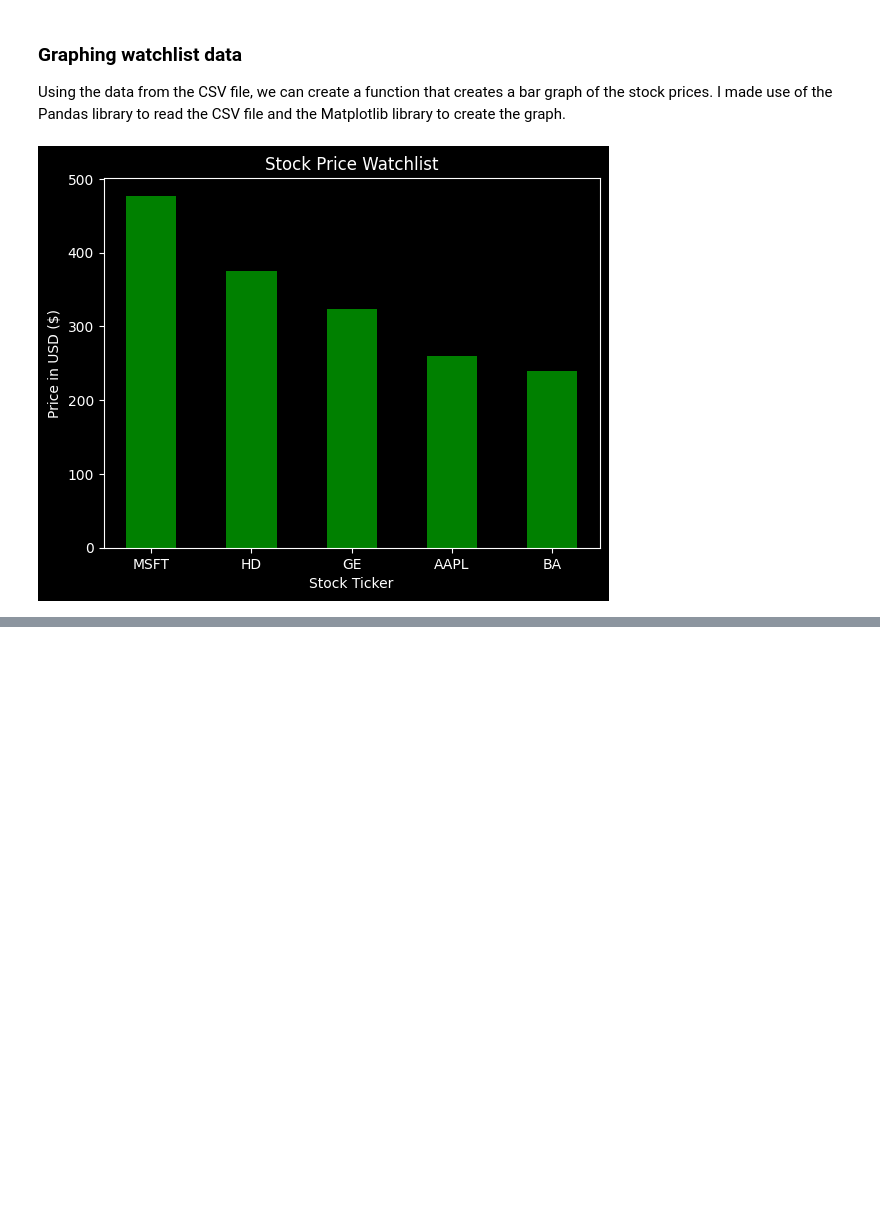
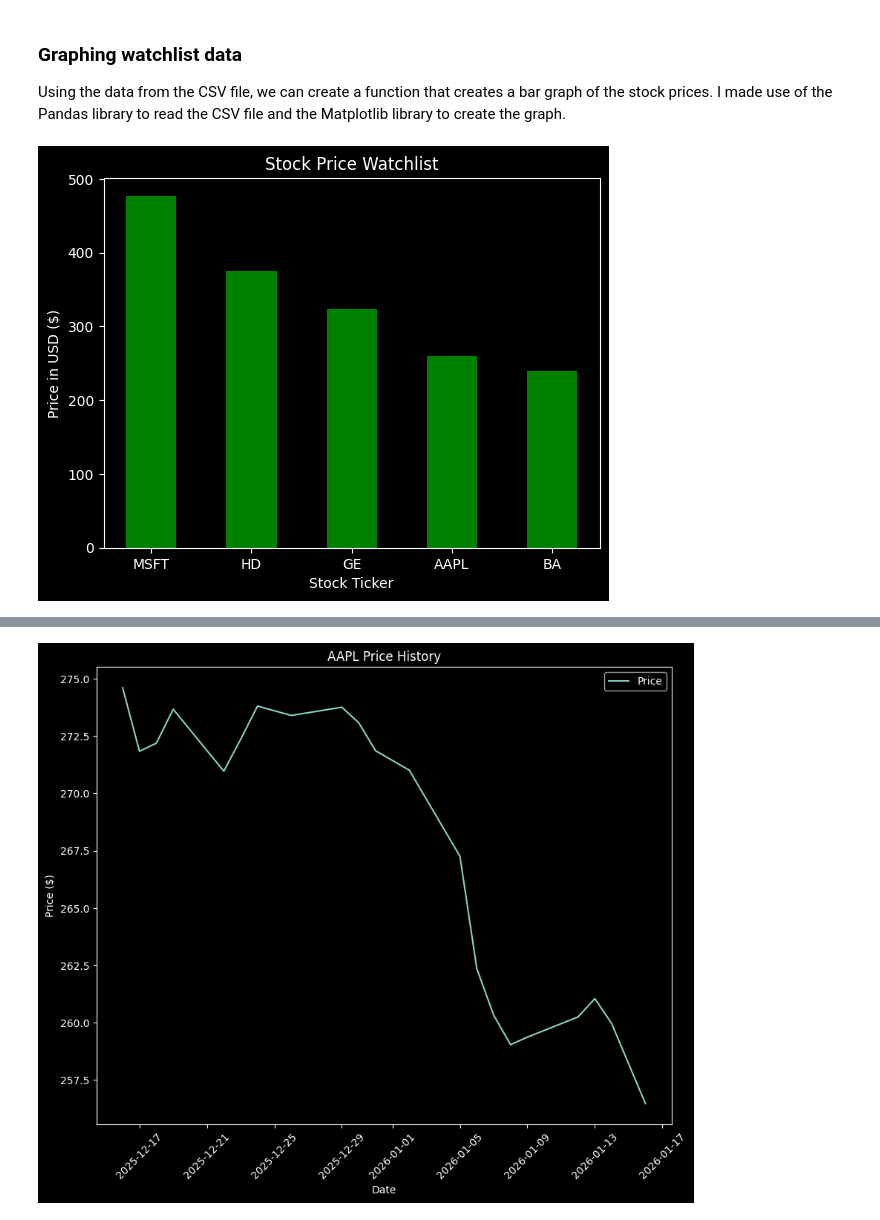
Before and after one commit to kansha04/Alpha-Dashboard, a Jupyter notebook: dashboard.ipynb, the cells around one changed output, grey strips where cells are left out. Cells and saved outputs as stored; diff of their text form; code cells hidden in the pictures; blank space fills up the shorter version.

```diff
--- a/dashboard.ipynb
+++ b/dashboard.ipynb
@@ -72,0 +75,92 @@ plt.show()
+# %%
+import yfinance as yf
+import csv
+import pandas as pd
+import matplotlib.pyplot as plt
+
+def get_price(ticker):
+    try:
+        price = ticker.fast_info['last_price']
+        return price
+    except (KeyError, Exception) as e:
+        return None
+
+# WHen the user exits its saves history list to a CSV file (e.g., stock_log.csv).
+def stock_logger_csv(history):
+    with open('stock_log.csv', 'w', newline='') as csvfile:
+        csv_writer = csv.writer(csvfile)
+        csv_writer.writerow(['Ticker', 'Price'])
+        for ticker in history:
+            csv_writer.writerow([ticker[0].ticker, ticker[1]])
+
+def generate_chart():
+    try:
+        df = pd.read_csv('stock_log.csv')
+        if df.empty:
+            print('No data to plot.')
+            return
+        df = pd.read_csv('stock_log.csv')
+        top_5 = df.nlargest(5, 'Price')
+        tickers = top_5['Ticker']
+        prices = top_5['Price']
+        # generate chart
+        plt.bar(tickers, prices, width=0.5, color='green')
+        plt.xlabel('Stock Ticker')
+        plt.ylabel('Price in USD ($)')
+        plt.title('Stock Price Watchlist')
+        # display the graph
+        plt.show() # plt.savefig('chart.png') if we want to make the program to save it the graph to a file so it doesn't freeze the backend
+    except FileNotFoundError:
+        print('No data file found.')
+
+
+def plot_history(ticker, user_input):
+    monthly_data = ticker.history(period='1mo')
+    print(monthly_data.head())
+
+    # Graphing
+    plt.figure(figsize=(10, 8))
+    plt.plot(monthly_data['Close'], label='Price')
+    plt.title(f'{user_input} Price History')
+    plt.xlabel('Date')
+    plt.xticks(rotation=45)
+    plt.ylabel('Price ($)')
+    plt.legend()
+    plt.show()
+
+def main():
+    # enter stock ticker
+    print("Welcome to the Alpha Dashboard!")
+    print("===============================")
+    history = []
+    while True:
+        user_input = input("Please enter a stock ticker (eg. AAPL, MSFT): ")
+        user_input = user_input.upper().strip()
+        if user_input == "EXIT" or user_input == "Q":
+            print("Thank you for using this stock checker.")
+            print("History")
+            print("---------")
+            for ticker in history:
+                print(f"{ticker[0].ticker}: {ticker[1]:.2f}")
+            break
+
+        ticker = yf.Ticker(user_input)
+        try:
+            # Try to access ticker info to validate
+            price = get_price(ticker)
+            if price is None:
+                print(f"Error: Price data unavailable for '{user_input}'")
+            else:
+                print(f"{ticker.ticker}: ${price:.2f}")
+                history.append([ticker, price])
+                show_plot = input("Plot history? (y/n): ").lower()
+                if show_plot == 'y':
+                    plot_history(ticker, user_input)
+                    print("Graph generated.")
+        except (KeyError, Exception) as e:
+            print(f"Error: '{user_input}' is not a valid stock ticker or data is unavailable.\nPlease check the ticker symbol and try again.")
+    stock_logger_csv(history)
+    generate_chart()
+if __name__ == '__main__':
+    main()
+# %% [output]
@@ -72,0 +185 @@ plt.show()
+[figure, added]
```
Also changed, not shown: parts of 2 cells of this notebook, 2 other files.
